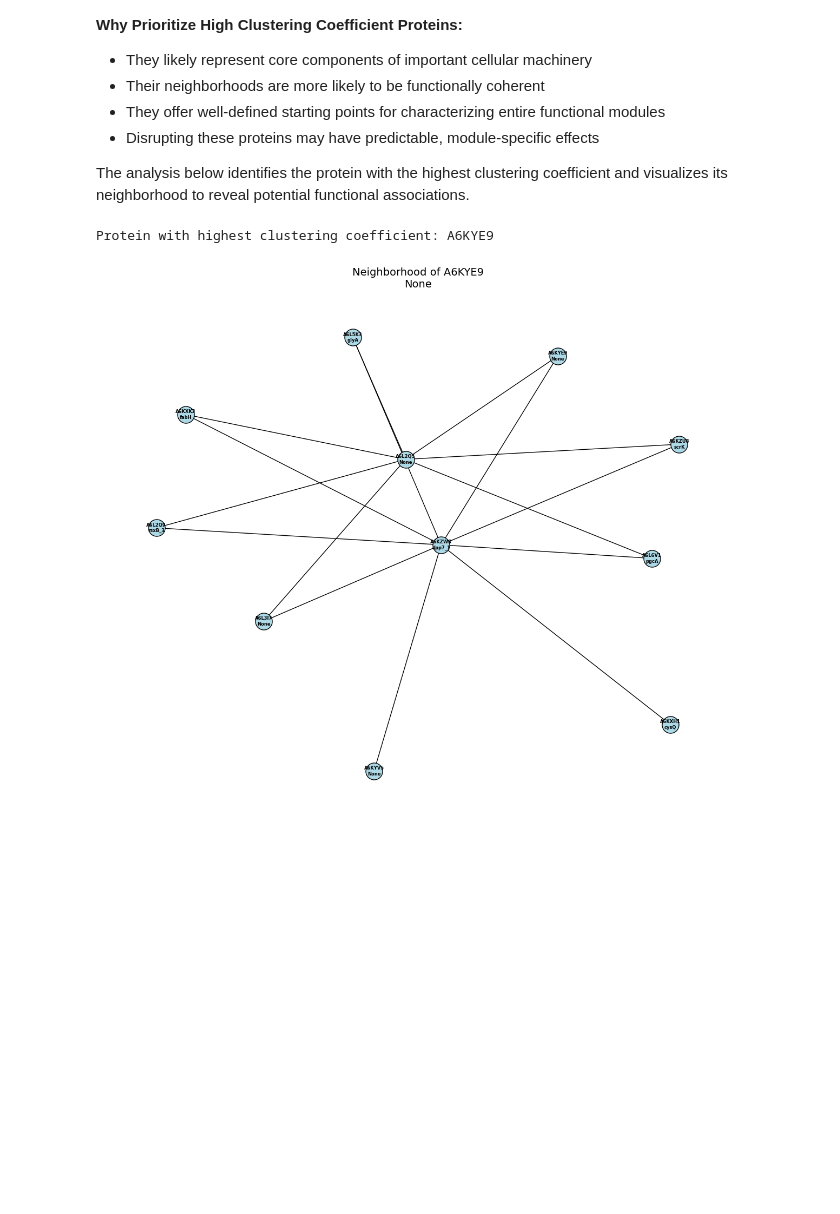
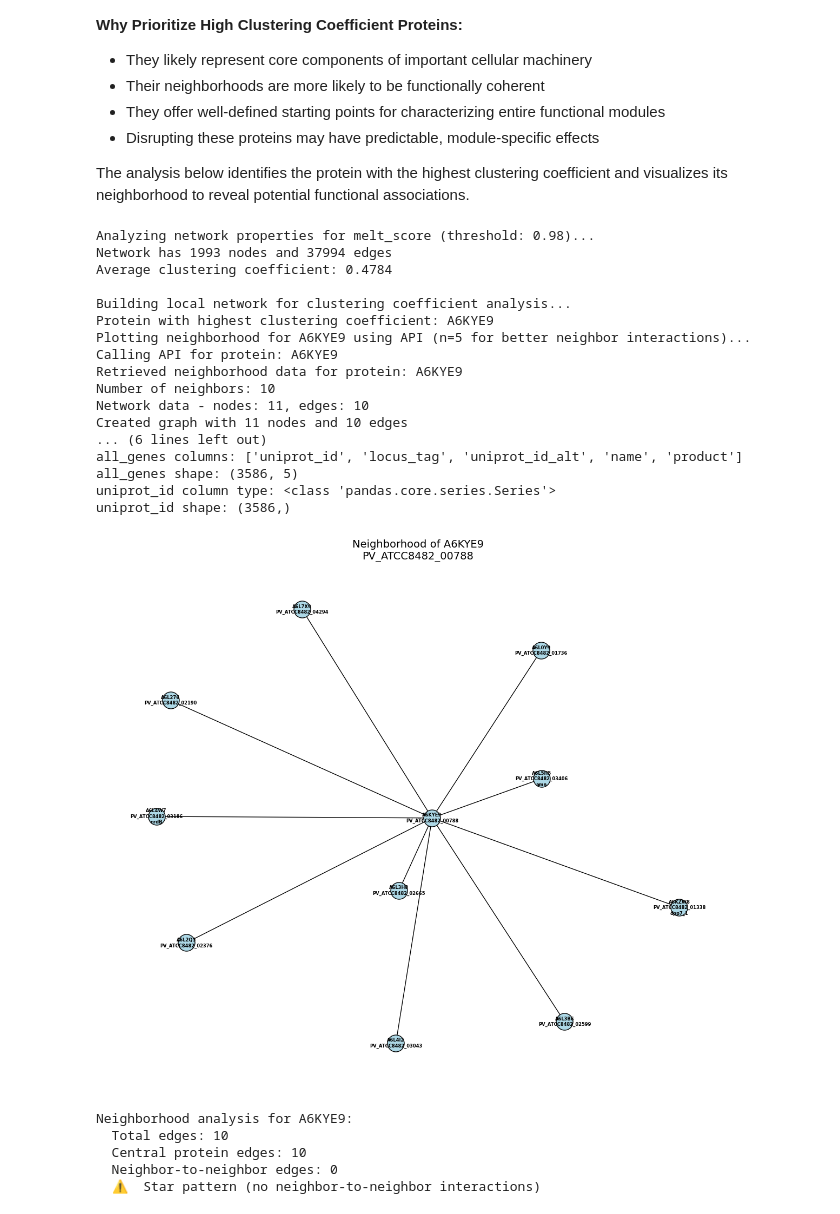
Before and after one commit to EBI-Metagenomics/mett-dataportal, a Jupyter notebook: data-generators/Sub-Projects-Data/SP2/usecase_1/ppi_use_case.ipynb, the cells around one changed output. Cells and saved outputs as stored; diff of their text form; code cells hidden in the pictures; blank space fills up the shorter version.

```diff
--- a/data-generators/Sub-Projects-Data/SP2/usecase_1/ppi_use_case.ipynb
+++ b/data-generators/Sub-Projects-Data/SP2/usecase_1/ppi_use_case.ipynb
@@ -218,16 +229,83 @@ The clustering coefficient measures how interconnected a protein's neighbors are
 
 The analysis below identifies the protein with the highest clustering coefficient and visualizes its neighborhood to reveal potential functional associations.
 # %%
-np.random.seed(555)  # For reproducibility
-# Create network for clustering coefficient analysis
+# Clustering coefficient analysis using API
+# First, get network properties to identify highly connected proteins
+print("Analyzing network properties for melt_score (threshold: 0.98)...")
+species_acronym = 'PV'  # Phocaeicola vulgatus
+properties = ppi_api.get_network_properties('melt_score', 0.98, species_acronym)
+
+print(f"Network has {properties['num_nodes']} nodes and {properties['num_edges']} edges")
+print(f"Average clustering coefficient: {properties['avg_clustering_coefficient']:.4f}")
+
+# For the highest clustering coefficient analysis, we'll use a different approach
+# Since the API doesn't directly provide individual protein clustering coefficients,
+# we'll build a local network for this specific analysis
+print("\nBuilding local network for clustering coefficient analysis...")
 melt_net = interaction_network_from_df(
     interactions_df,
     score_col='melt_score',
     score_threshold=0.98
 )
-top_cc_node = get_node_with_highest_clustering_coefficient(melt_net)
-print(f"Protein with highest clustering coefficient: {top_cc_node}")
-plot_neighborhood(melt_net, top_cc_node, n=10, gff_df=gff_df)
+
+if melt_net.number_of_nodes() > 0:
+    top_cc_node = get_node_with_highest_clustering_coefficient(melt_net)
+    print(f"Protein with highest clustering coefficient: {top_cc_node}")
+
+    # Now use the API to plot the neighborhood of this protein
+    # Use n=5 to ensure we get neighbor-to-neighbor interactions
+    print(f"Plotting neighborhood for {top_cc_node} using API (n=5 for better neighbor interactions)...")
+    try:
+        plot_neighborhood_from_api(top_cc_node, n=5, species_acronym=species_acronym)
+
+        # Also show some statistics about the neighborhood
+        print(f"\nNeighborhood analysis for {top_cc_node}:")
+        neighborhood_data = ppi_api.get_protein_neighborhood(top_cc_node, n=5, species_acronym=species_acronym)
+        edges = neighborhood_data['network_data']['edges']
+
+        # Count different types of edges
+        central_edges = [e for e in edges if e['source'] == top_cc_node or e['target'] == top_cc_node]
+        neighbor_edges = [e for e in edges if e['source'] != top_cc_node and e['target'] != top_cc_node]
+
+        print(f"  Total edges: {len(edges)}")
+        print(f"  Central protein edges: {len(central_edges)}")
+        print(f"  Neighbor-to-neighbor edges: {len(neighbor_edges)}")
+
+        if neighbor_edges:
+            print(f"  ✅ Complete network with neighbor interactions!")
+            for edge in neighbor_edges:
+                print(f"    {edge['source']} ↔ {edge['target']} (weight: {edge['weight']:.6f})")
+        else:
+            print(f"  ⚠️  Star pattern (no neighbor-to-neighbor interactions)")
+
+    except Exception as e:
+        print(f"API neighborhood plotting failed: {e}")
+        print("Falling back to local plotting...")
+        plot_neighborhood(melt_net, top_cc_node, 5, gff_df)
+else:
+    print("No proteins found in the network with the specified threshold.")
+    print("Try lowering the threshold or using a different score type.")
 # %% [output]
+Analyzing network properties for melt_score (threshold: 0.98)...
+Network has 1993 nodes and 37994 edges
+Average clustering coefficient: 0.4784
+
+Building local network for clustering coefficient analysis...
 Protein with highest clustering coefficient: A6KYE9
+Plotting neighborhood for A6KYE9 using API (n=5 for better neighbor interactions)...
+Calling API for protein: A6KYE9
+Retrieved neighborhood data for protein: A6KYE9
+Number of neighbors: 10
+Network data - nodes: 11, edges: 10
+Created graph with 11 nodes and 10 edges
+... (6 lines left out)
+all_genes columns: ['uniprot_id', 'locus_tag', 'uniprot_id_alt', 'name', 'product']
+all_genes shape: (3586, 5)
+uniprot_id column type: <class 'pandas.core.series.Series'>
+uniprot_id shape: (3586,)
-[figure, old version]
+[figure, new version]
+Neighborhood analysis for A6KYE9:
+  Total edges: 10
+  Central protein edges: 10
+  Neighbor-to-neighbor edges: 0
+  ⚠️  Star pattern (no neighbor-to-neighbor interactions)
```
Also changed, not shown: parts of 1 cell of this notebook.
